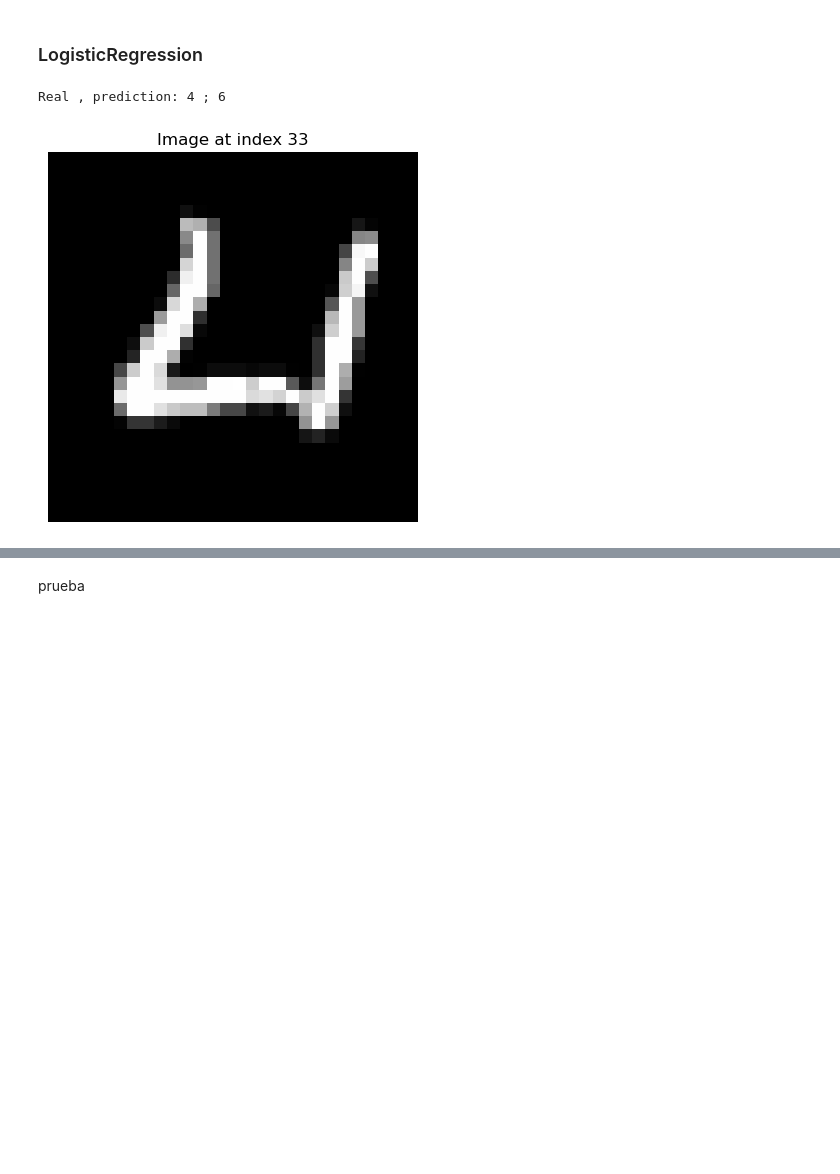
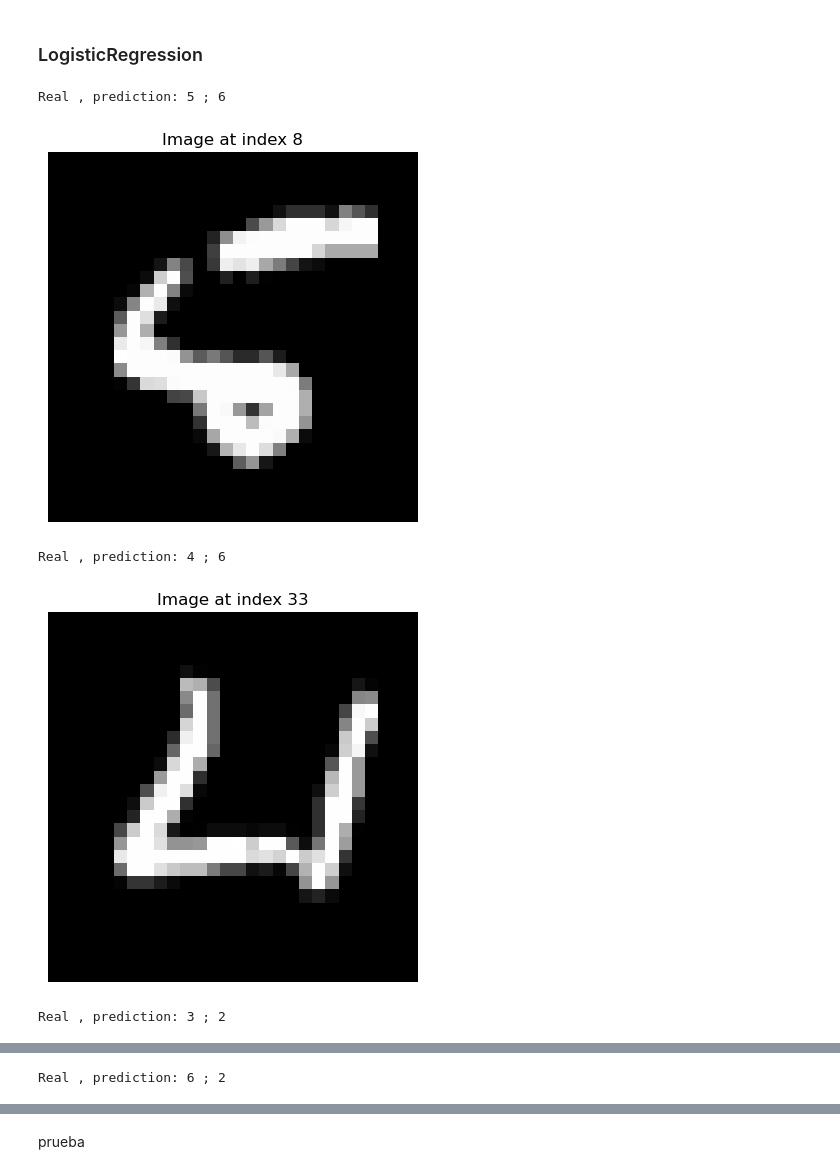
Before and after one commit to AndreaSainz/DIS, a Jupyter notebook: M1/Problem_sheet_2/Problem1_M1.ipynb, the cells around one changed output, grey strips where cells are left out. Saved outputs shown, nothing was run; the diff lists cells and outputs as text; code cells hidden in the pictures; blank space fills up the shorter version.

```diff
--- a/M1/Problem_sheet_2/Problem1_M1.ipynb
+++ b/M1/Problem_sheet_2/Problem1_M1.ipynb
@@ -24,16 +26,17 @@ SGDdifferences_i = [i for i,x in enumerate(SGDpredictions1) if x != y_test[i]]
 Quiero ver la imagen que era realmente y la etiqueta que se le ha dado
 # %%
 import matplotlib.pyplot as plt
+%matplotlib inline
 
+for i in range(4):
+    index = SGDdifferences_i[i]
+    print(f"Real , prediction: {y_test[index]} ; {SGDpredictions1[index]}")
+    # Reshape the flattened image back to its 28x28 form for visualization
+    image = x_test[index].reshape(28, 28)
 
-index = SGDdifferences_i[3]
-print(f"Real , prediction: {y_test[index]} ; {SGDpredictions1[index]}")
-# Reshape the flattened image back to its 28x28 form for visualization
-image = x_test[index].reshape(28, 28)
-
-# Display the image
-plt.imshow(image, cmap='gray')
-plt.title(f"Image at index {index}")
-plt.axis('off')  # Hide axis
-plt.show()
+    # Display the image
+    plt.imshow(image, cmap='gray')
+    plt.title(f"Image at index {index}")
+    plt.axis('off')  # Hide axis
+    plt.show()
 # %% [output]
@@ -81,16 +90,20 @@ LRpredictions1 = LRclf1.predict(x_test_reshaped)
 # %%
 LRdifferences_i = [i for i,x in enumerate(LRpredictions1) if x != y_test[i]]
 # %%
-index = LRdifferences_i[1]
-print(f"Real , prediction: {y_test[index]} ; {LRpredictions1[index]}")
-# Reshape the flattened image back to its 28x28 form for visualization
-image = x_test[index].reshape(28, 28)
+for i in range(4):
+    index = LRdifferences_i[i]
+    print(f"Real , prediction: {y_test[index]} ; {LRpredictions1[index]}")
+    # Reshape the flattened image back to its 28x28 form for visualization
+    image = x_test[index].reshape(28, 28)
 
-# Display the image
-plt.imshow(image, cmap='gray')
-plt.title(f"Image at index {index}")
-plt.axis('off')  # Hide axis
-plt.show()
+    # Display the image
+    plt.imshow(image, cmap='gray')
+    plt.title(f"Image at index {index}")
+    plt.axis('off')  # Hide axis
+    plt.show()
 # %% [output]
-Real , prediction: 4 ; 6
+Real , prediction: 5 ; 6
-[figure, old version]
+[figure, new version]
+Real , prediction: 4 ; 6
+[figure, added]
+Real , prediction: 3 ; 2
@@ -96,0 +111 @@ Real , prediction: 4 ; 6
+Real , prediction: 6 ; 2
```
Also changed, not shown: parts of 5 cells of this notebook, 1 other file.
